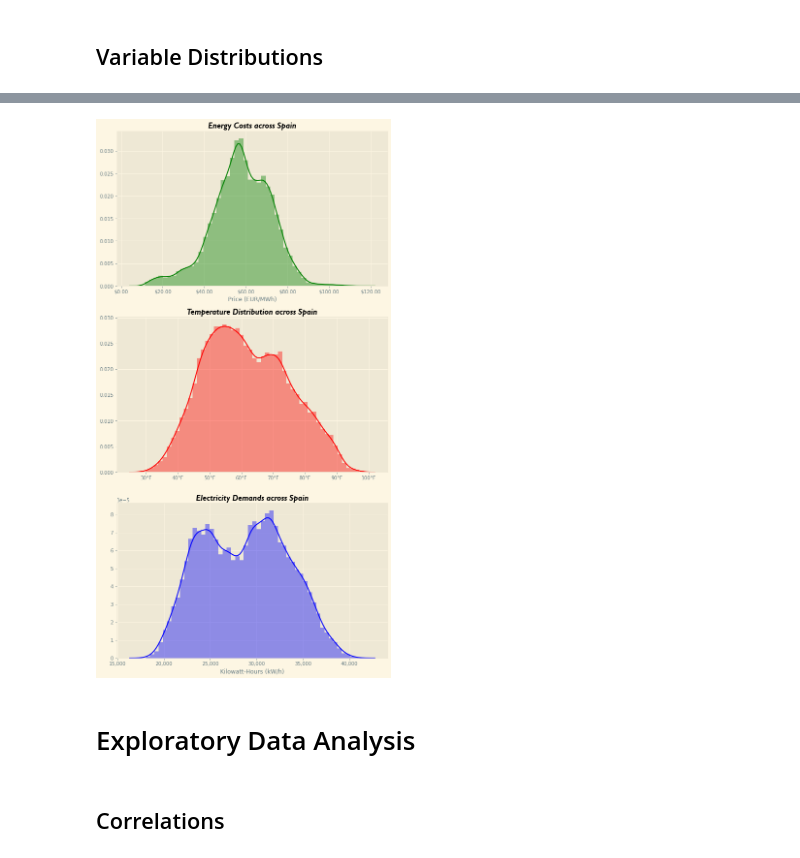
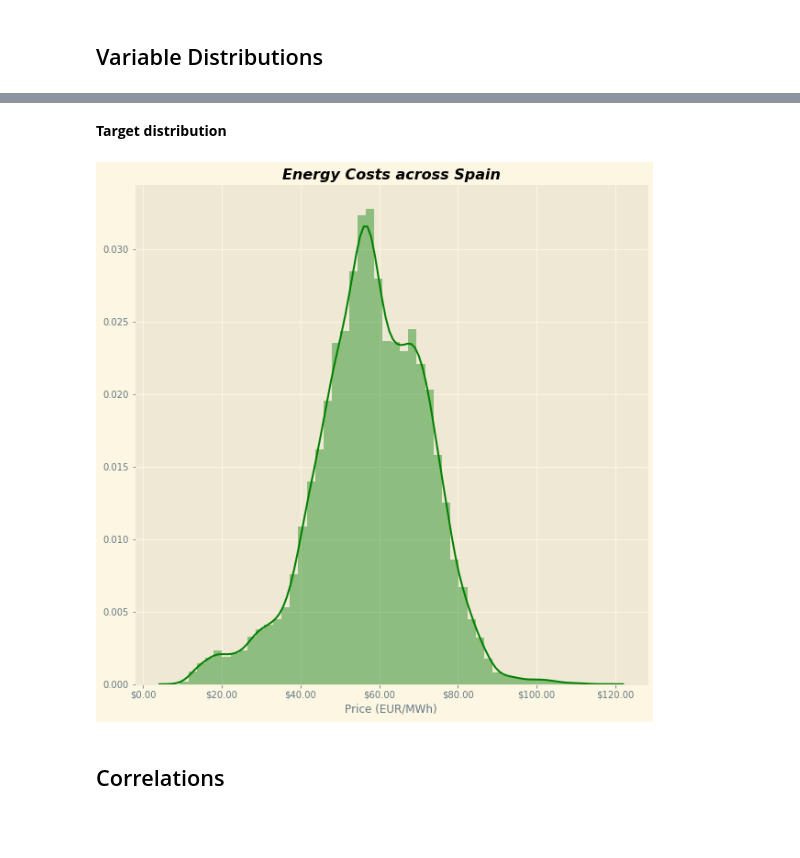
Before and after one commit to KishenSharma6/SpainEnergyAnalysis, a Jupyter notebook: Project Codes/02_Exploratory_Data_Analysis/2020_0620_Energy_Weather_EDA.ipynb, the cells around one changed output, grey strips where cells are left out. Drawn from its saved outputs; the diff is of its cells as text; code cells hidden in the pictures; blank space fills up the shorter version.

```diff
--- a/Project Codes/02_Exploratory_Data_Analysis/2020_0620_Energy_Weather_EDA.ipynb
+++ b/Project Codes/02_Exploratory_Data_Analysis/2020_0620_Energy_Weather_EDA.ipynb
@@ -32,7 +36,7 @@ warnings.filterwarnings('ignore')
 path = r'C:\Users\kishe\Documents\Data Science\Projects\Python Projects\In Progress\Spain Hourly Energy Demand and Weather'
 
 #Read in data
-df = pd.read_csv(path + '/Data/02_Cleaned_Data/2020_0618_Weather_Energy.csv',
+df = pd.read_csv(path + '/Data/02_Cleaned_Data/2020_0620_Weather_Energy.csv',
                  parse_dates=['date_time'],index_col='date_time')
 # %% [markdown]
 # Data Overview
@@ -121,9 +128,3 @@ total_load_actual                              0
 dtype: int64
 # %% [markdown]
 ## Variable Distributions
-# %%
-#Set figure
-f, ax = plt.subplots(figsize = (20,20))
-
-distributions = df.hist(ax=ax, bins = 30);
-[x.title.set_size(12) for x in distributions.ravel()];
@@ -134,31 +149,26 @@ Store forecasts for price away in aother CSV in further down data file. Update D
+# %% [markdown]
+**Target distribution**
 # %%
 #Set figure
-f, ax = plt.subplots(3,1, figsize = (10,20))
+f, ax = plt.subplots(figsize = (10,10))
 
 #Plot data
-sns.distplot(df['price'],color = 'g',ax=ax[0])
-sns.distplot(df['temp'],color = 'r', ax=ax[1])
-sns.distplot(df['load'],color = 'b', ax = ax[2])
+sns.distplot(df['price actual'],color = 'g',ax=ax)
+
 
 ###Set plot aesthetics###
-##Plot 1
-ax[0].set_title('Energy Costs across Spain', fontdict = font_title)
-ax[0].set_xlabel('Price (EUR/MWh)')
-ax[0].get_xaxis().set_major_formatter(plt.FuncFormatter(lambda x, loc: "${:}.00".format(int(x))))
+#Title
+ax.set_title('Energy Costs across Spain', fontweight = 'semibold', style = 'italic')
 
-#Plot 2
-ax[1].set_title('Temperature Distribution across Spain', fontdict = font_title)
-ax[1].get_xaxis().set_major_formatter(plt.FuncFormatter(lambda x, loc: "{:}°F".format(int(x))))
-ax[1].set_xlabel('')
+#Axes
+ax.set_xlabel('Price (EUR/MWh)')
+ax.get_xaxis().set_major_formatter(plt.FuncFormatter(lambda x, loc: "${:}.00".format(int(x))))
 
-##Plot 3
-ax[2].set_title('Electricity Demands across Spain',fontdict = font_title)
-ax[2].set_xlabel('Kilowatt-Hours (kW/h)')
-ax[2].get_xaxis().set_major_formatter(plt.FuncFormatter(lambda x, loc: "{:,}".format(int(x))))
+
+##Save fig##
+#plt.savefig(viz_path + '/Price/Correlation_Matrix.png',bbox_inches='tight')
 # %% [output]
-[figure, old version]
+[figure, new version]
-# %% [markdown]
-# Exploratory Data Analysis
 # %% [markdown]
 ## Correlations
 # %% [markdown]
```
Also changed, not shown: parts of 52 cells of this notebook, 2 other files.
